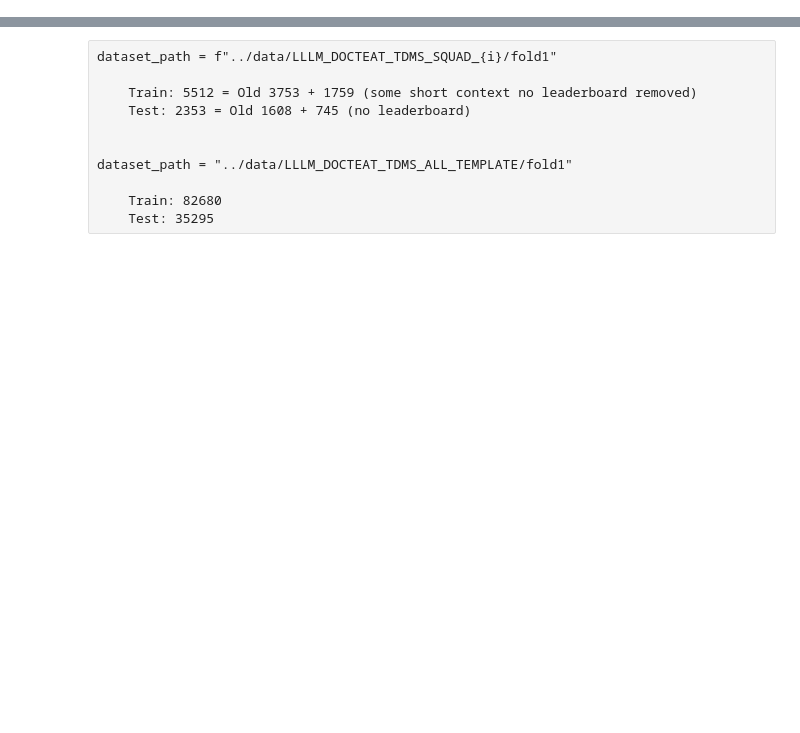
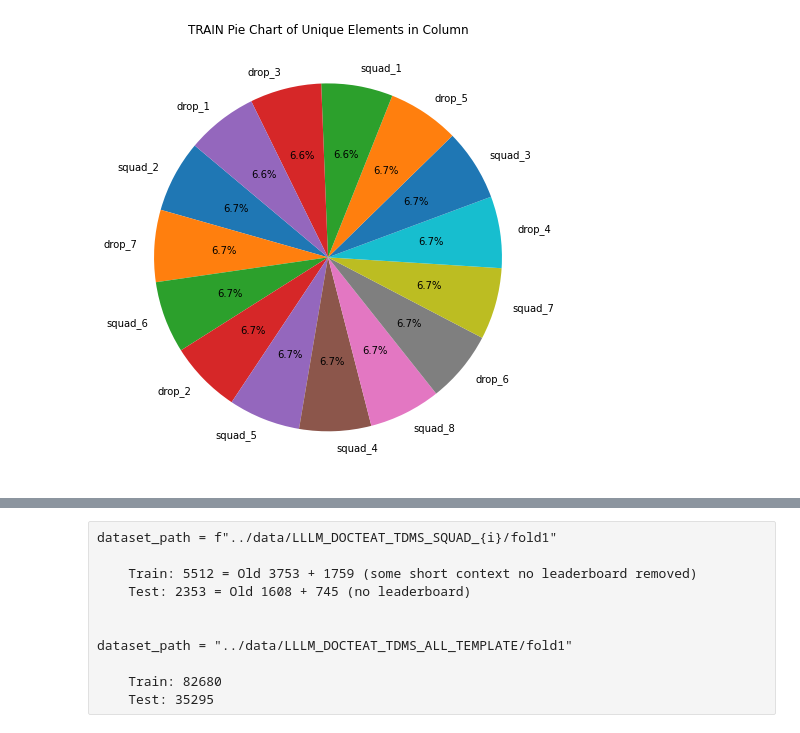
Before and after one commit to Kabongosalomon/LLLM-LeaderboardLLM, a Jupyter notebook: notebooks/Dataset_overview.ipynb, the cells around one changed output, grey strips where cells are left out. Saved outputs shown, nothing was run; the diff lists cells and outputs as text; code cells hidden in the pictures; blank space fills up the shorter version.

```diff
--- a/notebooks/Dataset_overview.ipynb
+++ b/notebooks/Dataset_overview.ipynb
@@ -94,0 +414,13 @@ print(dfs['validation'].head())
+# %%
+# dfs['validation'].template.
+
+# Count unique values in the column
+counts = dfs['train'].template.value_counts()
+
+# Plot pie chart
+plt.figure(figsize=(8, 8))  # Optional: Adjusts the size of the figure
+plt.pie(counts, labels=counts.index, autopct='%1.1f%%', startangle=140)
+plt.title('TRAIN Pie Chart of Unique Elements in Column')
+plt.show()
+# %% [output]
+[figure, added]
```
Also changed, not shown: parts of 38 cells of this notebook, 23 other files.
